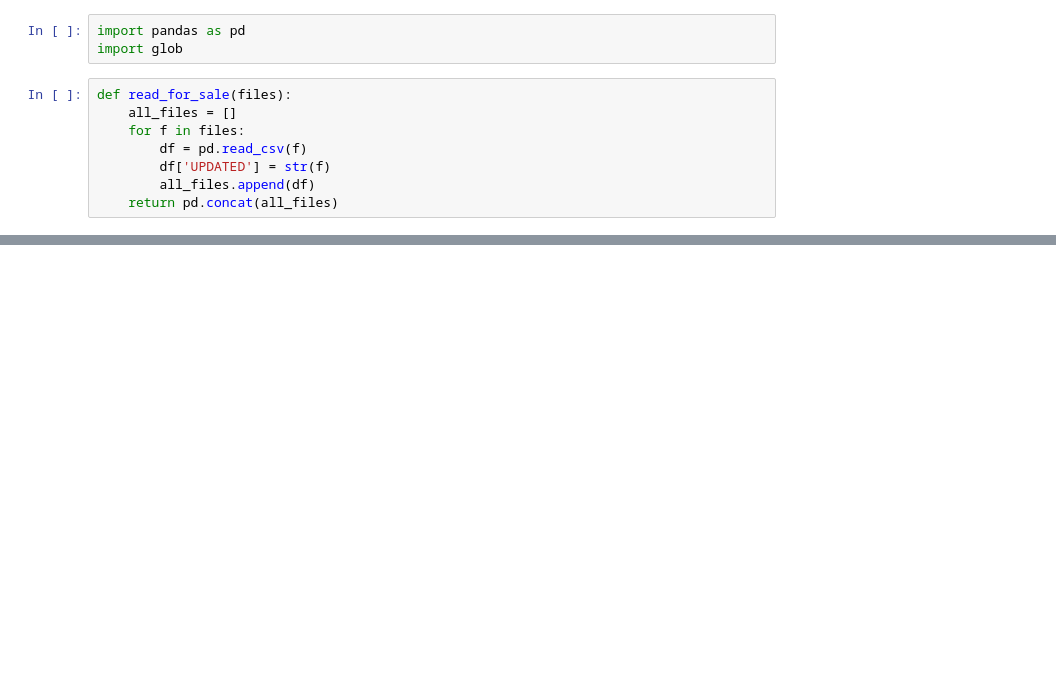
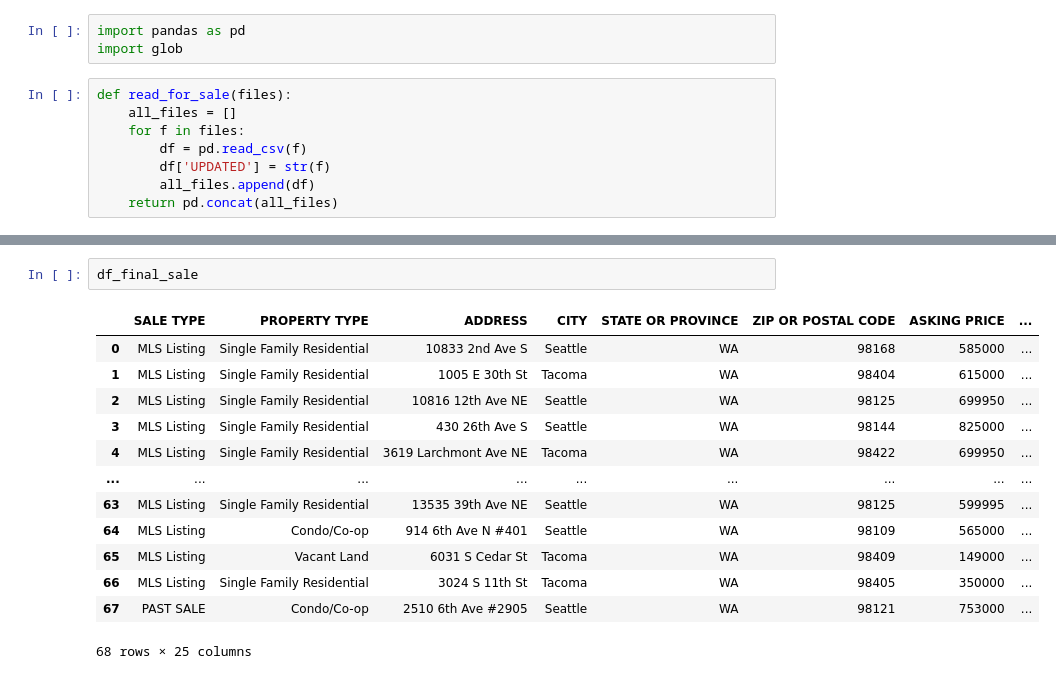
Before and after one commit to PeterArbaugh/seattle_re, a Jupyter notebook: Redfin_sketch_book.ipynb, the cells around one changed output, grey strips where cells are left out. Drawn from its saved outputs; the diff is of its cells as text; blank space fills up the shorter version.

```diff
--- a/Redfin_sketch_book.ipynb
+++ b/Redfin_sketch_book.ipynb
@@ -74,0 +81,16 @@ _
+# %%
+df_final_sale
+# %% [output]
+|  | SALE TYPE | PROPERTY TYPE | ADDRESS | CITY | STATE OR PROVINCE | ZIP OR POSTAL CODE | ASKING PRICE | ... |
+| 0 | MLS Listing | Single Family Residential | 10833 2nd Ave S | Seattle | WA | 98168 | 585000 | ... |
+| 1 | MLS Listing | Single Family Residential | 1005 E 30th St | Tacoma | WA | 98404 | 615000 | ... |
+| 2 | MLS Listing | Single Family Residential | 10816 12th Ave NE | Seattle | WA | 98125 | 699950 | ... |
+| 3 | MLS Listing | Single Family Residential | 430 26th Ave S | Seattle | WA | 98144 | 825000 | ... |
+| 4 | MLS Listing | Single Family Residential | 3619 Larchmont Ave NE | Tacoma | WA | 98422 | 699950 | ... |
+| ... | ... | ... | ... | ... | ... | ... | ... | ... |
+| 63 | MLS Listing | Single Family Residential | 13535 39th Ave NE | Seattle | WA | 98125 | 599995 | ... |
+| 64 | MLS Listing | Condo/Co-op | 914 6th Ave N #401 | Seattle | WA | 98109 | 565000 | ... |
+| 65 | MLS Listing | Vacant Land | 6031 S Cedar St | Tacoma | WA | 98409 | 149000 | ... |
+| 66 | MLS Listing | Single Family Residential | 3024 S 11th St | Tacoma | WA | 98405 | 350000 | ... |
+| 67 | PAST SALE | Condo/Co-op | 2510 6th Ave #2905 | Seattle | WA | 98121 | 753000 | ... |
+68 rows × 25 columns
```
Also changed, not shown: parts of 16 cells of this notebook.
